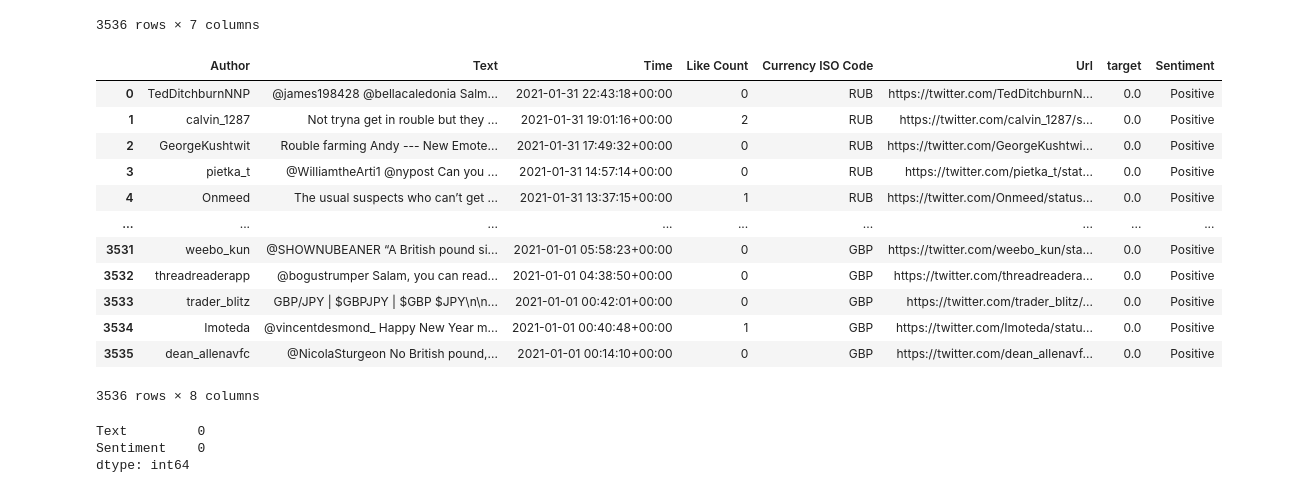
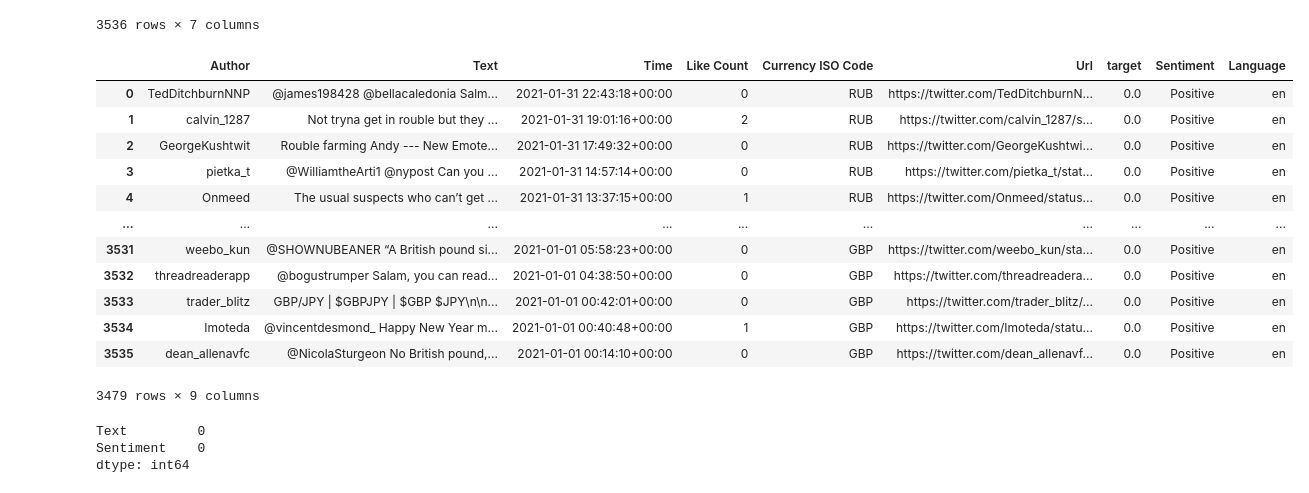
Before and after one commit to ahmetbeylihan/Sentiment-Analysis-Exchange-Rates, a Jupyter notebook: Classifying Exchange Rate Comments.ipynb, the cells around one changed output. Drawn from its saved outputs; the diff is of its cells as text; code cells hidden in the pictures.

```diff
--- a/Classifying Exchange Rate Comments.ipynb
+++ b/Classifying Exchange Rate Comments.ipynb
@@ -74,24 +74,24 @@ def detect_lang(df):
     return detect(df['Text'])
 # %%
 df['Sentiment'] = df.apply(sentiments, axis=1)
-#df['Language'] = df.apply(detect_lang, axis=1)
+df['Language'] = df.apply(detect_lang, axis=1)
 # %%
-#df = df[df['Language'] == 'en']
+df = df[df['Language'] == 'en']
 df
 # %% [output]
-|  | Author | Text | Time | Like Count | Currency ISO Code | Url | target | Sentiment |
-| 0 | TedDitchburnNNP | @james198428 @bellacaledonia Salm... | 2021-01-31 22:43:18+00:00 | 0 | RUB | https://twitter.com/TedDitchburnN... | 0.0 | Positive |
-| 1 | calvin_1287 | Not tryna get in rouble but they ... | 2021-01-31 19:01:16+00:00 | 2 | RUB | https://twitter.com/calvin_1287/s... | 0.0 | Positive |
-| 2 | GeorgeKushtwit | Rouble farming Andy --- New Emote... | 2021-01-31 17:49:32+00:00 | 0 | RUB | https://twitter.com/GeorgeKushtwi... | 0.0 | Positive |
-| 3 | pietka_t | @WilliamtheArti1 @nypost Can you ... | 2021-01-31 14:57:14+00:00 | 0 | RUB | https://twitter.com/pietka_t/stat... | 0.0 | Positive |
-| 4 | Onmeed | The usual suspects who can’t get ... | 2021-01-31 13:37:15+00:00 | 1 | RUB | https://twitter.com/Onmeed/status... | 0.0 | Positive |
-| ... | ... | ... | ... | ... | ... | ... | ... | ... |
-| 3531 | weebo_kun | @SHOWNUBEANER “A British pound si... | 2021-01-01 05:58:23+00:00 | 0 | GBP | https://twitter.com/weebo_kun/sta... | 0.0 | Positive |
-| 3532 | threadreaderapp | @bogustrumper Salam, you can read... | 2021-01-01 04:38:50+00:00 | 0 | GBP | https://twitter.com/threadreadera... | 0.0 | Positive |
-| 3533 | trader_blitz | GBP/JPY | $GBPJPY | $GBP $JPY\n\n... | 2021-01-01 00:42:01+00:00 | 0 | GBP | https://twitter.com/trader_blitz/... | 0.0 | Positive |
-| 3534 | Imoteda | @vincentdesmond_ Happy New Year m... | 2021-01-01 00:40:48+00:00 | 1 | GBP | https://twitter.com/Imoteda/statu... | 0.0 | Positive |
-| 3535 | dean_allenavfc | @NicolaSturgeon No British pound,... | 2021-01-01 00:14:10+00:00 | 0 | GBP | https://twitter.com/dean_allenavf... | 0.0 | Positive |
+|  | Author | Text | Time | Like Count | Currency ISO Code | Url | target | Sentiment | Language |
+| 0 | TedDitchburnNNP | @james198428 @bellacaledonia Salm... | 2021-01-31 22:43:18+00:00 | 0 | RUB | https://twitter.com/TedDitchburnN... | 0.0 | Positive | en |
+| 1 | calvin_1287 | Not tryna get in rouble but they ... | 2021-01-31 19:01:16+00:00 | 2 | RUB | https://twitter.com/calvin_1287/s... | 0.0 | Positive | en |
+| 2 | GeorgeKushtwit | Rouble farming Andy --- New Emote... | 2021-01-31 17:49:32+00:00 | 0 | RUB | https://twitter.com/GeorgeKushtwi... | 0.0 | Positive | en |
+| 3 | pietka_t | @WilliamtheArti1 @nypost Can you ... | 2021-01-31 14:57:14+00:00 | 0 | RUB | https://twitter.com/pietka_t/stat... | 0.0 | Positive | en |
+| 4 | Onmeed | The usual suspects who can’t get ... | 2021-01-31 13:37:15+00:00 | 1 | RUB | https://twitter.com/Onmeed/status... | 0.0 | Positive | en |
+| ... | ... | ... | ... | ... | ... | ... | ... | ... | ... |
+| 3531 | weebo_kun | @SHOWNUBEANER “A British pound si... | 2021-01-01 05:58:23+00:00 | 0 | GBP | https://twitter.com/weebo_kun/sta... | 0.0 | Positive | en |
+| 3532 | threadreaderapp | @bogustrumper Salam, you can read... | 2021-01-01 04:38:50+00:00 | 0 | GBP | https://twitter.com/threadreadera... | 0.0 | Positive | en |
+| 3533 | trader_blitz | GBP/JPY | $GBPJPY | $GBP $JPY\n\n... | 2021-01-01 00:42:01+00:00 | 0 | GBP | https://twitter.com/trader_blitz/... | 0.0 | Positive | en |
+| 3534 | Imoteda | @vincentdesmond_ Happy New Year m... | 2021-01-01 00:40:48+00:00 | 1 | GBP | https://twitter.com/Imoteda/statu... | 0.0 | Positive | en |
+| 3535 | dean_allenavfc | @NicolaSturgeon No British pound,... | 2021-01-01 00:14:10+00:00 | 0 | GBP | https://twitter.com/dean_allenavf... | 0.0 | Positive | en |
-3536 rows × 8 columns
+3479 rows × 9 columns
 # %%
 data_v1 = df[['Text','Sentiment']]
 data_v1.isnull().sum()
```
Also changed, not shown: parts of 5 cells of this notebook.
